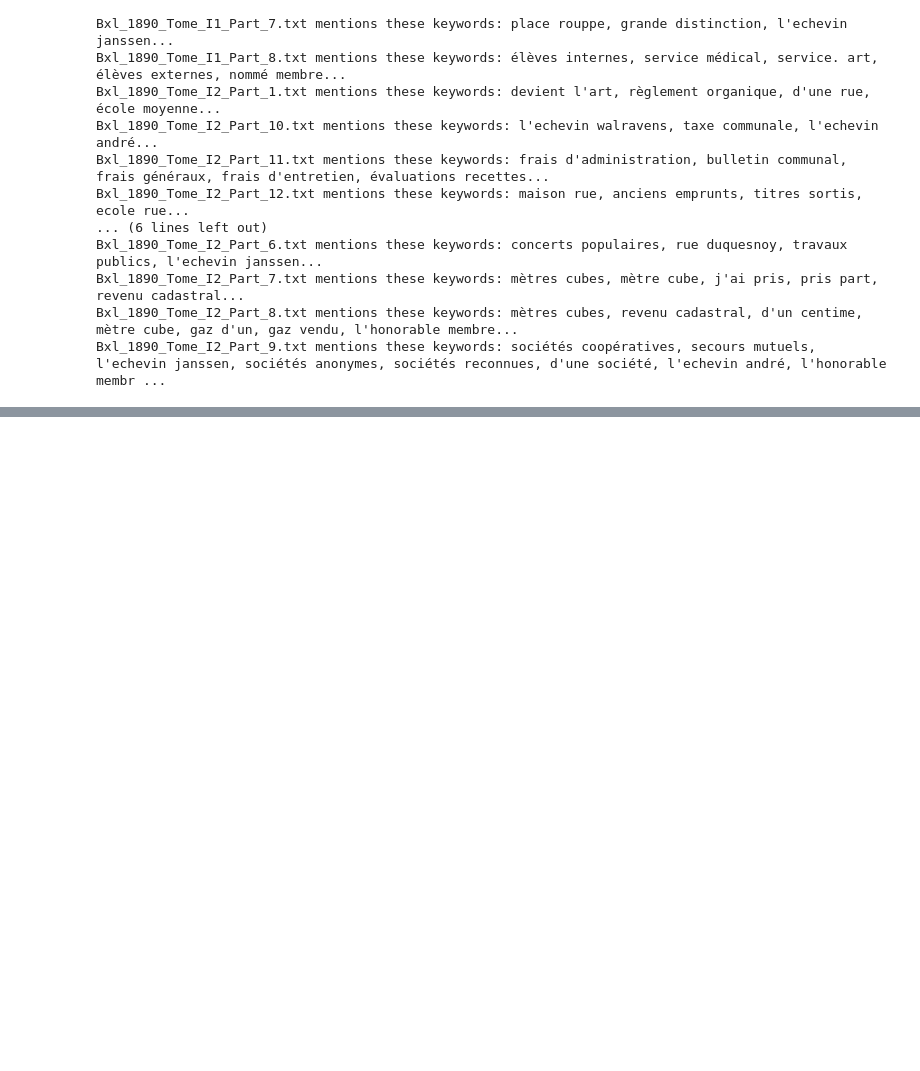
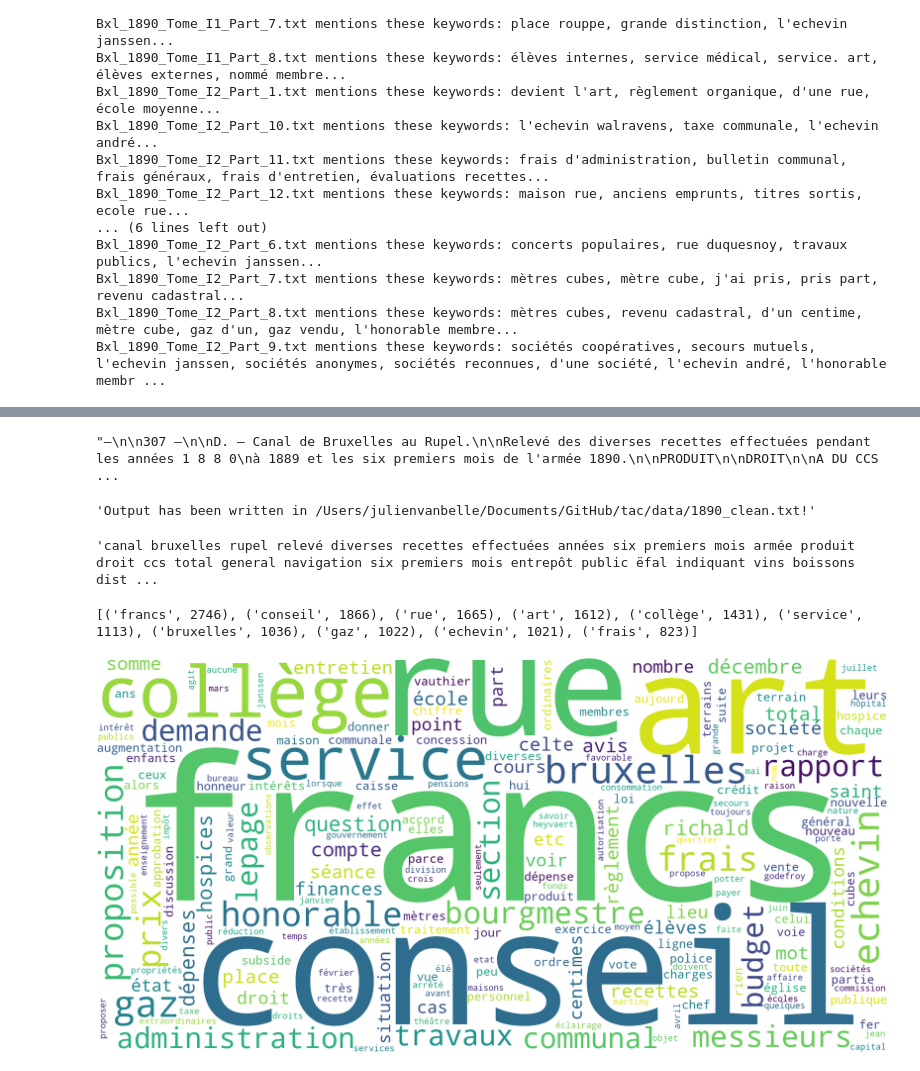
Before and after one commit to JulienVB/tp2, a Jupyter notebook: tp2.ipynb, the cells around one changed output, grey strips where cells are left out. Drawn from its saved outputs; the diff is of its cells as text; code cells hidden in the pictures; blank space fills up the shorter version.

```diff
--- a/tp2.ipynb
+++ b/tp2.ipynb
@@ -85,0 +97,15 @@ sw = set(sw)
+# %%
+# Ecrire tout le contenu dans un fichier temporaire
+temp_path = '/Users/julienvanbelle/Documents/GitHub/tac/data'
+if not os.path.exists(temp_path):
+    os.mkdir(temp_path)
+with open(os.path.join(temp_path, f'{year}.txt'), 'w') as f:
+    f.write(' '.join(content_list))
+# %%
+# Imprimer le contenu du fichier et constater les "déchets"
+with open(os.path.join(temp_path, f'{year}.txt'), 'r') as f:
+    before = f.read()
+
+before[:500]
+# %% [output]
+"—\n\n307 —\n\nD. — Canal de Bruxelles au Rupel.\n\nRelevé des diverses recettes effectuées pendant les années 1 8 8 0\nà 1889 et les six premiers mois de l'armée 1890.\n\nPRODUIT\n\nDROIT\n\nA DU CCS ...
@@ -85,0 +128,23 @@ sw = set(sw)
+# %%
+clean_text(year, folder=temp_path)
+# %% [output]
+'Output has been written in /Users/julienvanbelle/Documents/GitHub/tac/data/1890_clean.txt!'
+# %%
+# Vérifier le résultat
+with open(os.path.join(temp_path, f'{year}_clean.txt'), 'r') as f:
+    after = f.read()
+
+after[:500]
+# %% [output]
+'canal bruxelles rupel relevé diverses recettes effectuées années six premiers mois armée produit droit ccs total general navigation six premiers mois entrepôt public ëfal indiquant vins boissons dist ...
+# %%
+frequencies = Counter(after.split())
+print(frequencies.most_common(10))
+# %% [output]
+[('francs', 2746), ('conseil', 1866), ('rue', 1665), ('art', 1612), ('collège', 1431), ('service', 1113), ('bruxelles', 1036), ('gaz', 1022), ('echevin', 1021), ('frais', 823)]
+# %%
+cloud = WordCloud(width=2000, height=1000, background_color='white').generate_from_frequencies(frequencies)
+cloud.to_file(os.path.join(temp_path, f"{year}.png"))
+Image(filename=os.path.join(temp_path, f"{year}.png"))
+# %% [output]
+[figure, added]
```
Also changed, not shown: parts of 3 cells of this notebook.
